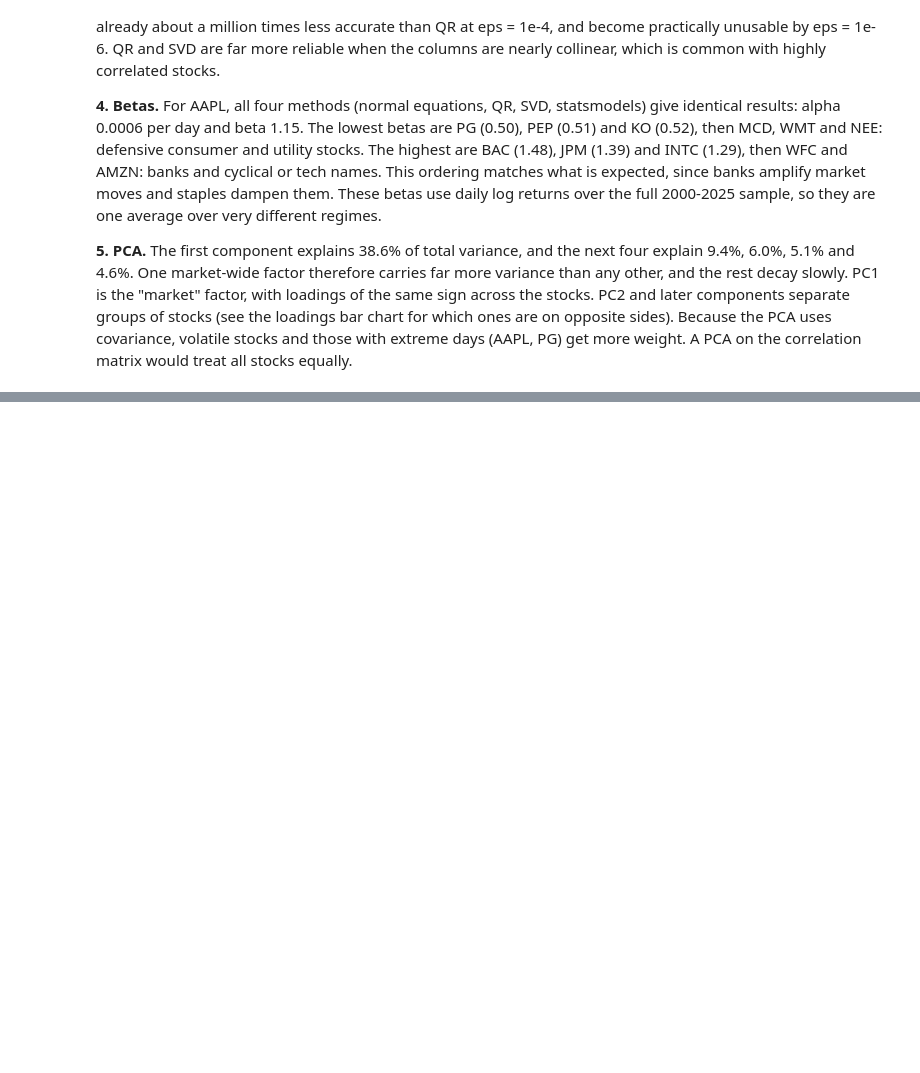
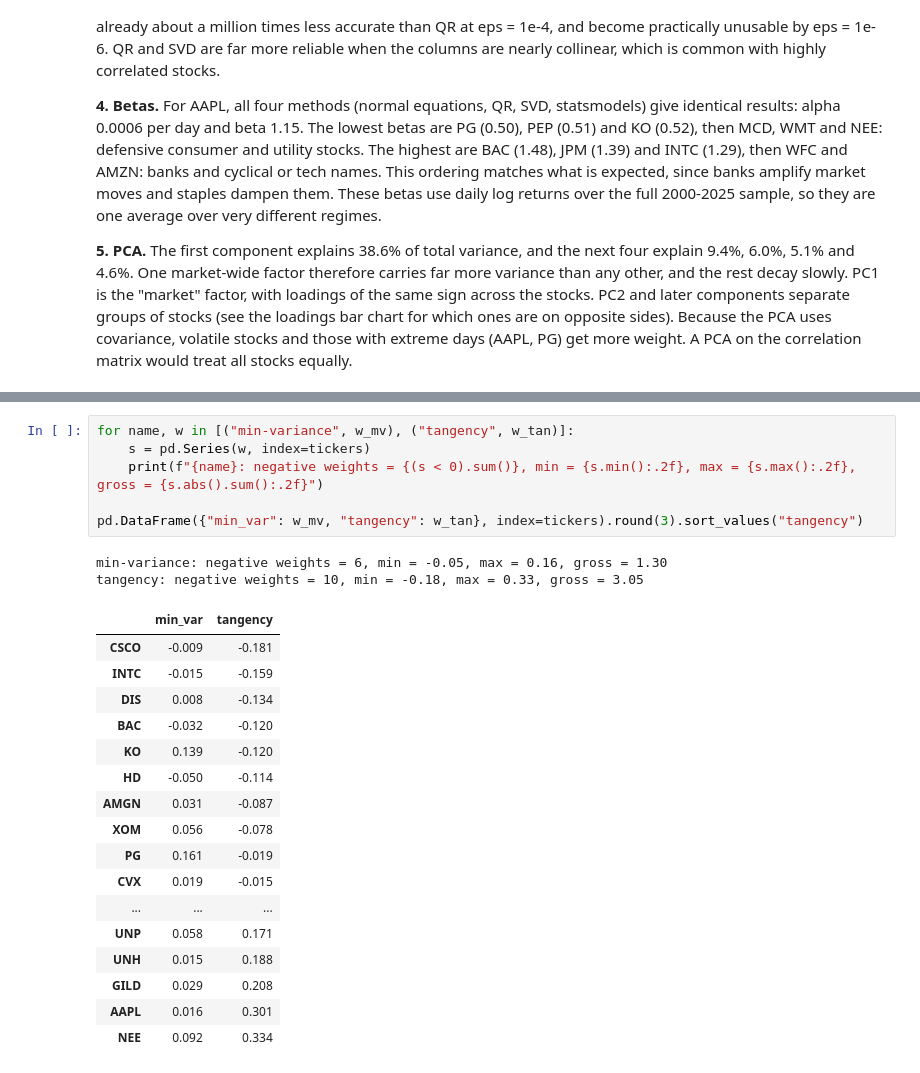
Before and after one commit to Vash150605/quantlab, a Jupyter notebook: notebooks/02_maths_to_code_drills.ipynb, the cells around one changed output, grey strips where cells are left out. Drawn from its saved outputs; the diff is of its cells as text; blank space fills up the shorter version.

```diff
--- a/notebooks/02_maths_to_code_drills.ipynb
+++ b/notebooks/02_maths_to_code_drills.ipynb
@@ -127,0 +206,26 @@ plt.show()
+# %%
+for name, w in [("min-variance", w_mv), ("tangency", w_tan)]:
+    s = pd.Series(w, index=tickers)
+    print(f"{name}: negative weights = {(s < 0).sum()}, min = {s.min():.2f}, max = {s.max():.2f}, gross = {s.abs().sum():.2f}")
+
+pd.DataFrame({"min_var": w_mv, "tangency": w_tan}, index=tickers).round(3).sort_values("tangency")
+# %% [output]
+min-variance: negative weights = 6, min = -0.05, max = 0.16, gross = 1.30
+tangency: negative weights = 10, min = -0.18, max = 0.33, gross = 3.05
+|  | min_var | tangency |
+| CSCO | -0.009 | -0.181 |
+| INTC | -0.015 | -0.159 |
+| DIS | 0.008 | -0.134 |
+| BAC | -0.032 | -0.120 |
+| KO | 0.139 | -0.120 |
+| HD | -0.050 | -0.114 |
+| AMGN | 0.031 | -0.087 |
+| XOM | 0.056 | -0.078 |
+| PG | 0.161 | -0.019 |
+| CVX | 0.019 | -0.015 |
+| ... | ... | ... |
+| UNP | 0.058 | 0.171 |
+| UNH | 0.015 | 0.188 |
+| GILD | 0.029 | 0.208 |
+| AAPL | 0.016 | 0.301 |
+| NEE | 0.092 | 0.334 |
```
Also changed, not shown: parts of 5 cells of this notebook, 2 other files.
